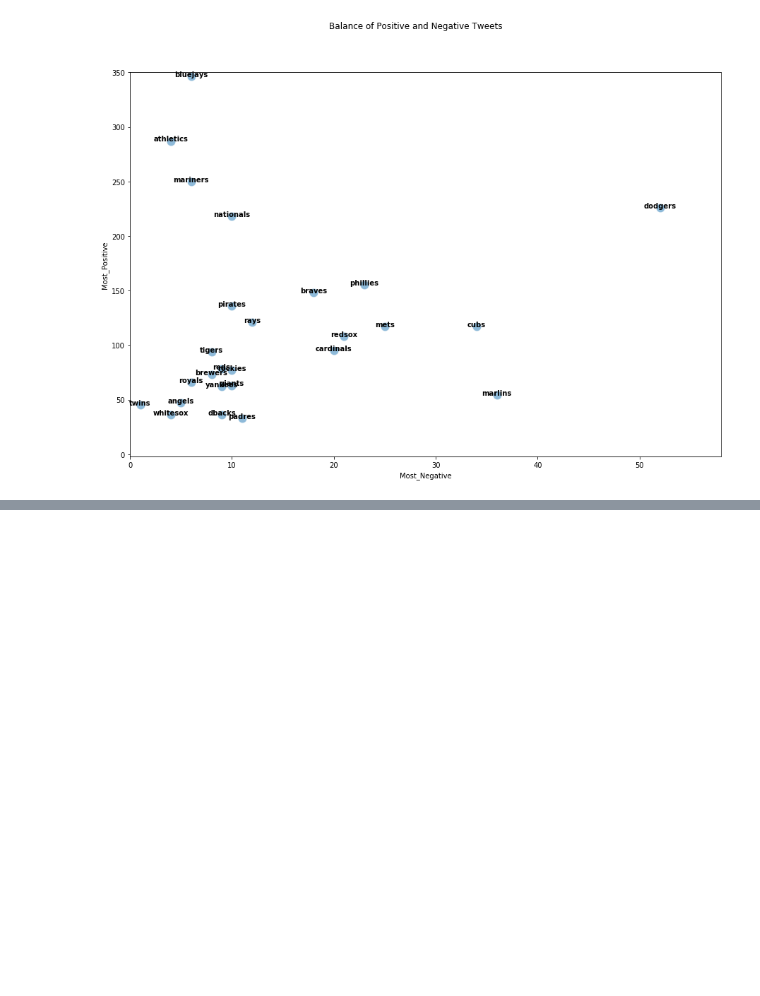
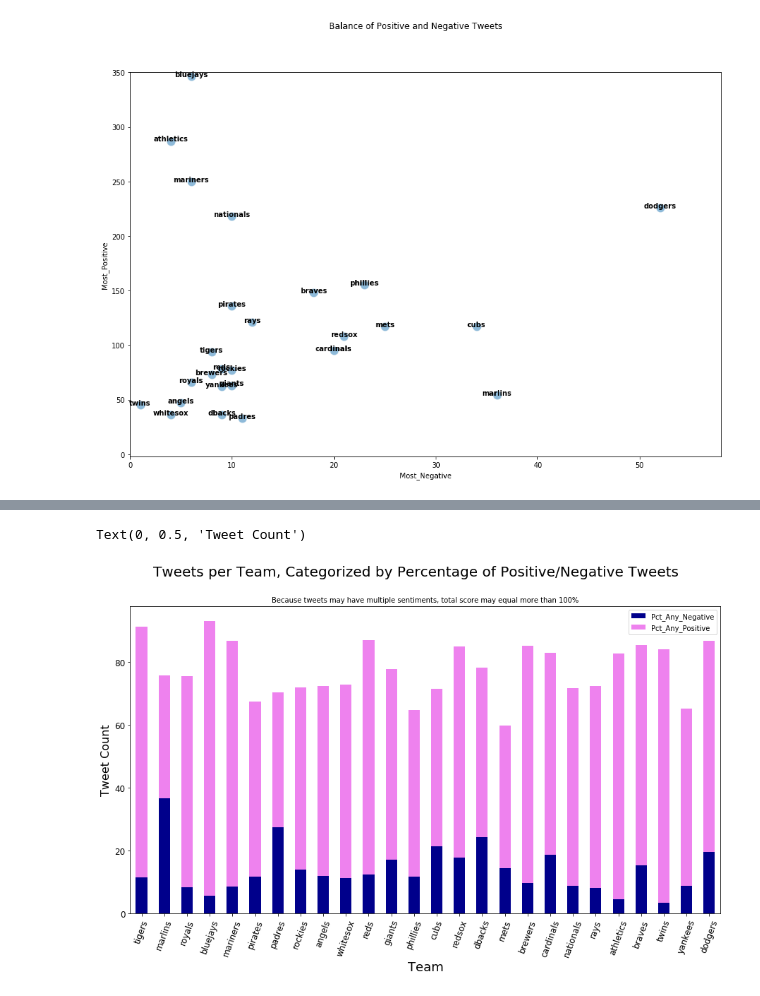
Before and after one commit to dcpatti/ThePrideProject, a Jupyter notebook: Basic Charts from Analyzed Tweets.ipynb, the cells around one changed output, grey strips where cells are left out. Drawn from its saved outputs; the diff is of its cells as text; code cells hidden in the pictures; blank space fills up the shorter version.

```diff
--- a/Basic Charts from Analyzed Tweets.ipynb
+++ b/Basic Charts from Analyzed Tweets.ipynb
@@ -73,0 +105,5 @@ for line in range(0,df.shape[0]):
+# %%
+chart_df3 =df[['Pct_Any_Negative','Pct_Any_Positive']]
+chart_df3=chart_df3.reset_index()
+chart_df3.sort_index
+chart_df3.head()
@@ -73,0 +117,14 @@ for line in range(0,df.shape[0]):
+# %%
+
+colors = ["darkblue","violet"]
+#chart_df3.set_index('teams')
+chart_df3.set_index('teams').plot.bar(stacked=True,rot=0,  figsize=(15,8), fontsize=12, color=colors)
+plt.xticks(rotation=70)
+plt.suptitle('Tweets per Team, Categorized by Percentage of Positive/Negative Tweets', fontsize=20)
+plt.title('Because tweets may have multiple sentiments, total score may equal more than 100%', fontsize=10)
+
+plt.xlabel('Team', fontsize=18)
+plt.ylabel('Tweet Count', fontsize=16)
+# %% [output]
+Text(0, 0.5, 'Tweet Count')
+[figure, added]
```
Also changed, not shown: parts of 9 cells of this notebook.
